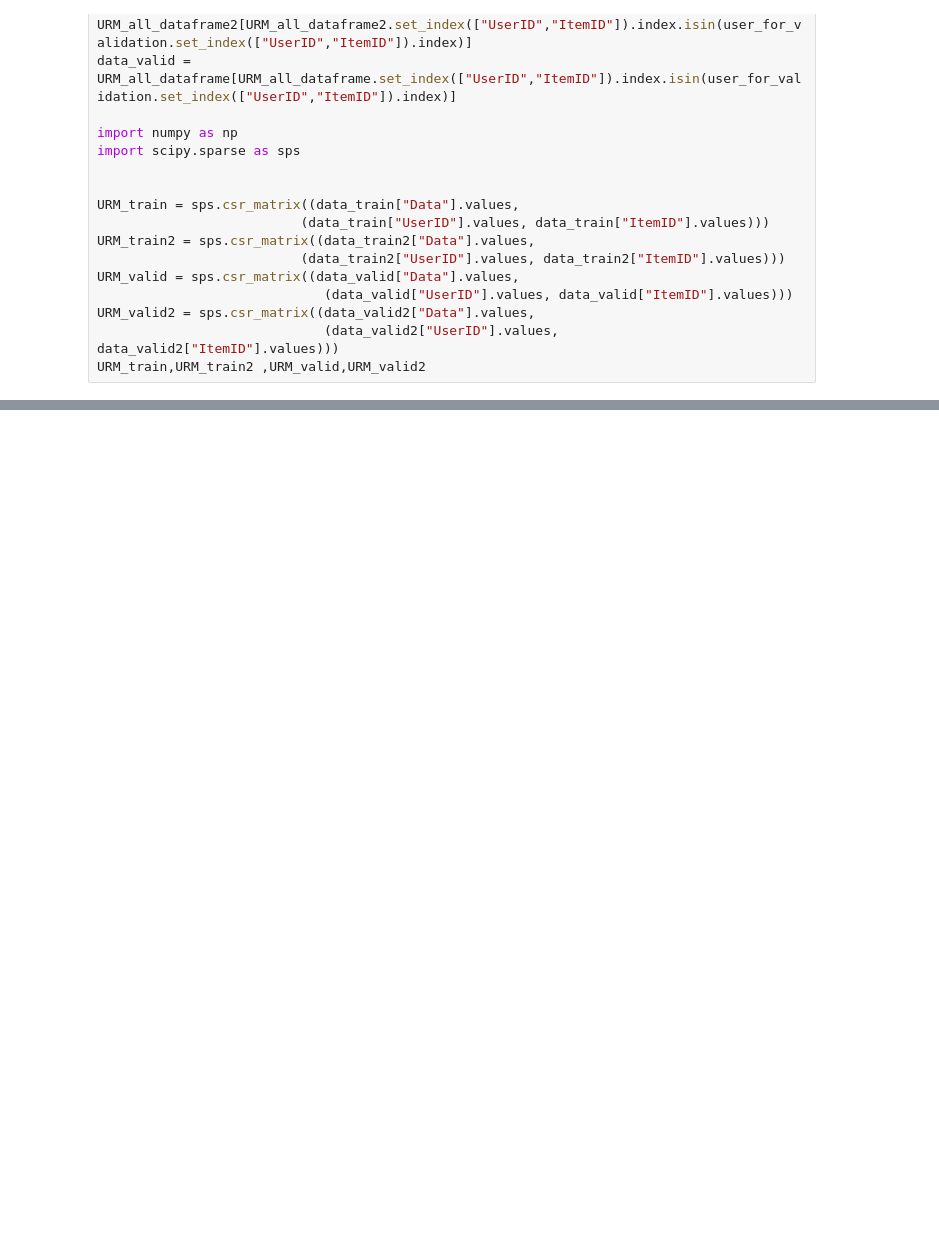
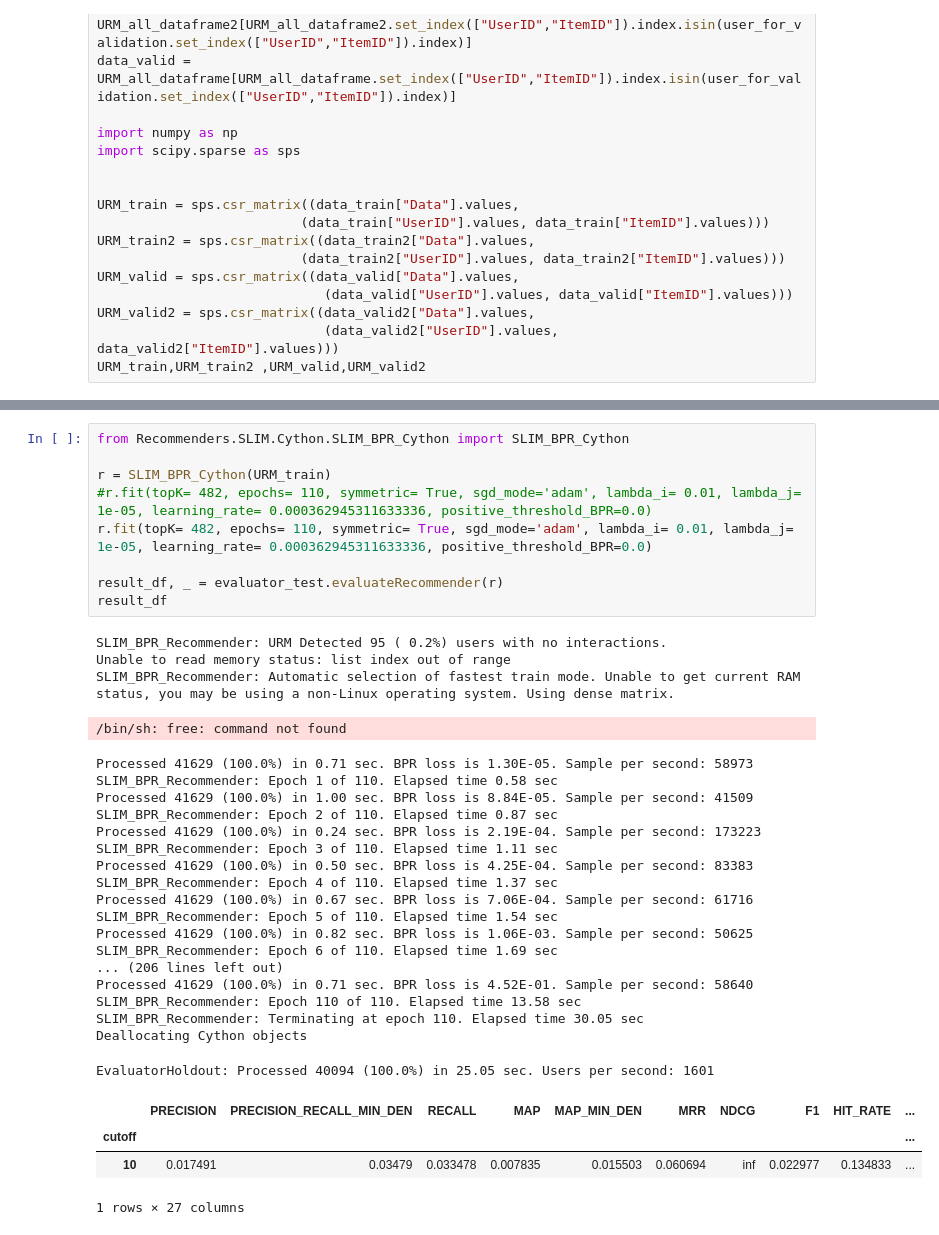
Before and after one commit to marcofasa/RecSys-Challenge-2022-Polimi, a Jupyter notebook: Utils/processer.ipynb, the cells around one changed output, grey strips where cells are left out. Drawn from its saved outputs; the diff is of its cells as text; blank space fills up the shorter version.

```diff
--- a/Utils/processer.ipynb
+++ b/Utils/processer.ipynb
@@ -277,0 +177,36 @@ EvaluatorHoldout: Processed 40040 (100.0%) in 1.20 min. Users per second: 556
+# %%
+from Recommenders.SLIM.Cython.SLIM_BPR_Cython import SLIM_BPR_Cython
+
+r = SLIM_BPR_Cython(URM_train)
+#r.fit(topK= 482, epochs= 110, symmetric= True, sgd_mode='adam', lambda_i= 0.01, lambda_j= 1e-05, learning_rate= 0.000362945311633336, positive_threshold_BPR=0.0)
+r.fit(topK= 482, epochs= 110, symmetric= True, sgd_mode='adam', lambda_i= 0.01, lambda_j= 1e-05, learning_rate= 0.000362945311633336, positive_threshold_BPR=0.0)
+
+result_df, _ = evaluator_test.evaluateRecommender(r)
+result_df
+# %% [output]
+SLIM_BPR_Recommender: URM Detected 95 ( 0.2%) users with no interactions.
+Unable to read memory status: list index out of range
+SLIM_BPR_Recommender: Automatic selection of fastest train mode. Unable to get current RAM status, you may be using a non-Linux operating system. Using dense matrix.
+/bin/sh: free: command not found
+Processed 41629 (100.0%) in 0.71 sec. BPR loss is 1.30E-05. Sample per second: 58973
+SLIM_BPR_Recommender: Epoch 1 of 110. Elapsed time 0.58 sec
+Processed 41629 (100.0%) in 1.00 sec. BPR loss is 8.84E-05. Sample per second: 41509
+SLIM_BPR_Recommender: Epoch 2 of 110. Elapsed time 0.87 sec
+Processed 41629 (100.0%) in 0.24 sec. BPR loss is 2.19E-04. Sample per second: 173223
+SLIM_BPR_Recommender: Epoch 3 of 110. Elapsed time 1.11 sec
+Processed 41629 (100.0%) in 0.50 sec. BPR loss is 4.25E-04. Sample per second: 83383
+SLIM_BPR_Recommender: Epoch 4 of 110. Elapsed time 1.37 sec
+Processed 41629 (100.0%) in 0.67 sec. BPR loss is 7.06E-04. Sample per second: 61716
+SLIM_BPR_Recommender: Epoch 5 of 110. Elapsed time 1.54 sec
+Processed 41629 (100.0%) in 0.82 sec. BPR loss is 1.06E-03. Sample per second: 50625
+SLIM_BPR_Recommender: Epoch 6 of 110. Elapsed time 1.69 sec
+... (206 lines left out)
+Processed 41629 (100.0%) in 0.71 sec. BPR loss is 4.52E-01. Sample per second: 58640
+SLIM_BPR_Recommender: Epoch 110 of 110. Elapsed time 13.58 sec
+SLIM_BPR_Recommender: Terminating at epoch 110. Elapsed time 30.05 sec
+Deallocating Cython objects
+EvaluatorHoldout: Processed 40094 (100.0%) in 25.05 sec. Users per second: 1601
+|  | PRECISION | PRECISION_RECALL_MIN_DEN | RECALL | MAP | MAP_MIN_DEN | MRR | NDCG | F1 | HIT_RATE | ... |
+| cutoff |  |  |  |  |  |  |  |  |  | ... |
+| 10 | 0.017491 | 0.03479 | 0.033478 | 0.007835 | 0.015503 | 0.060694 | inf | 0.022977 | 0.134833 | ... |
+1 rows × 27 columns
```
Also changed, not shown: parts of 16 cells of this notebook, 44 other files.
